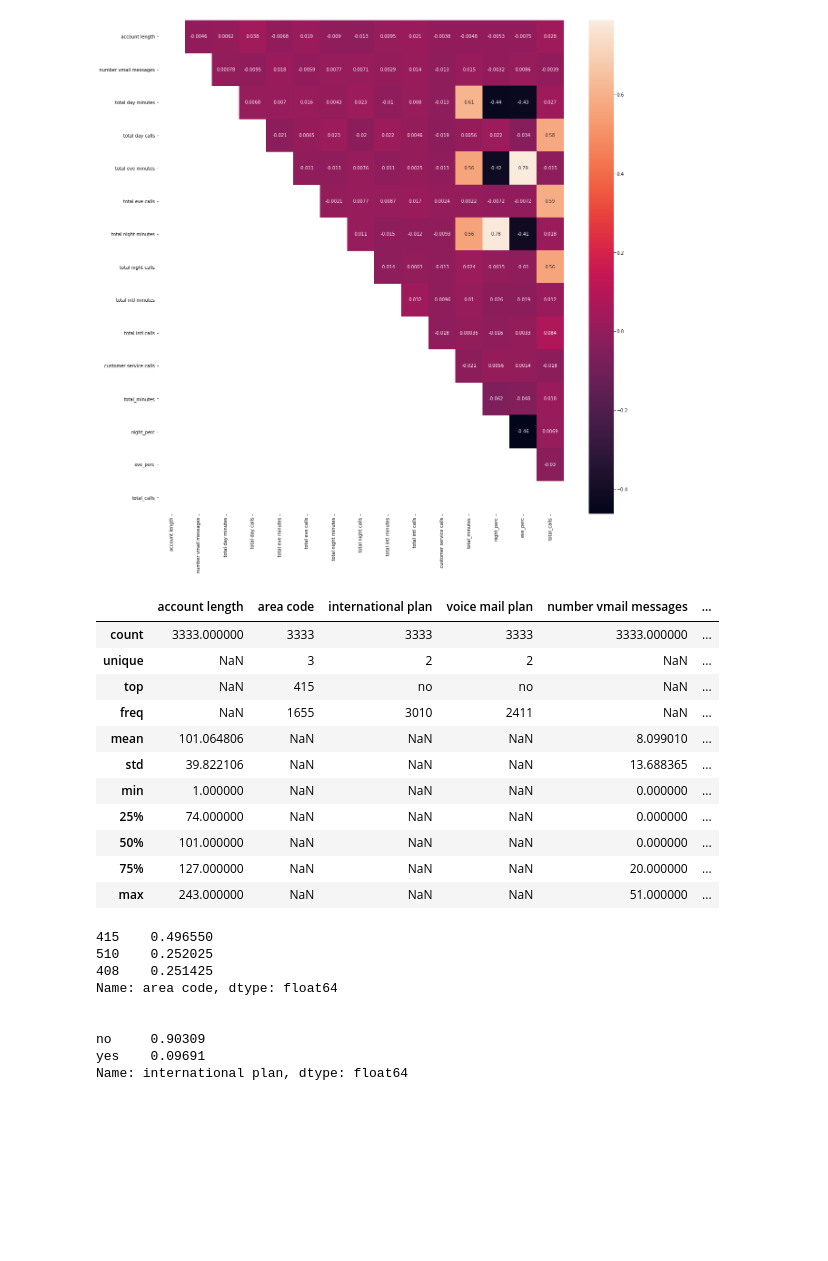
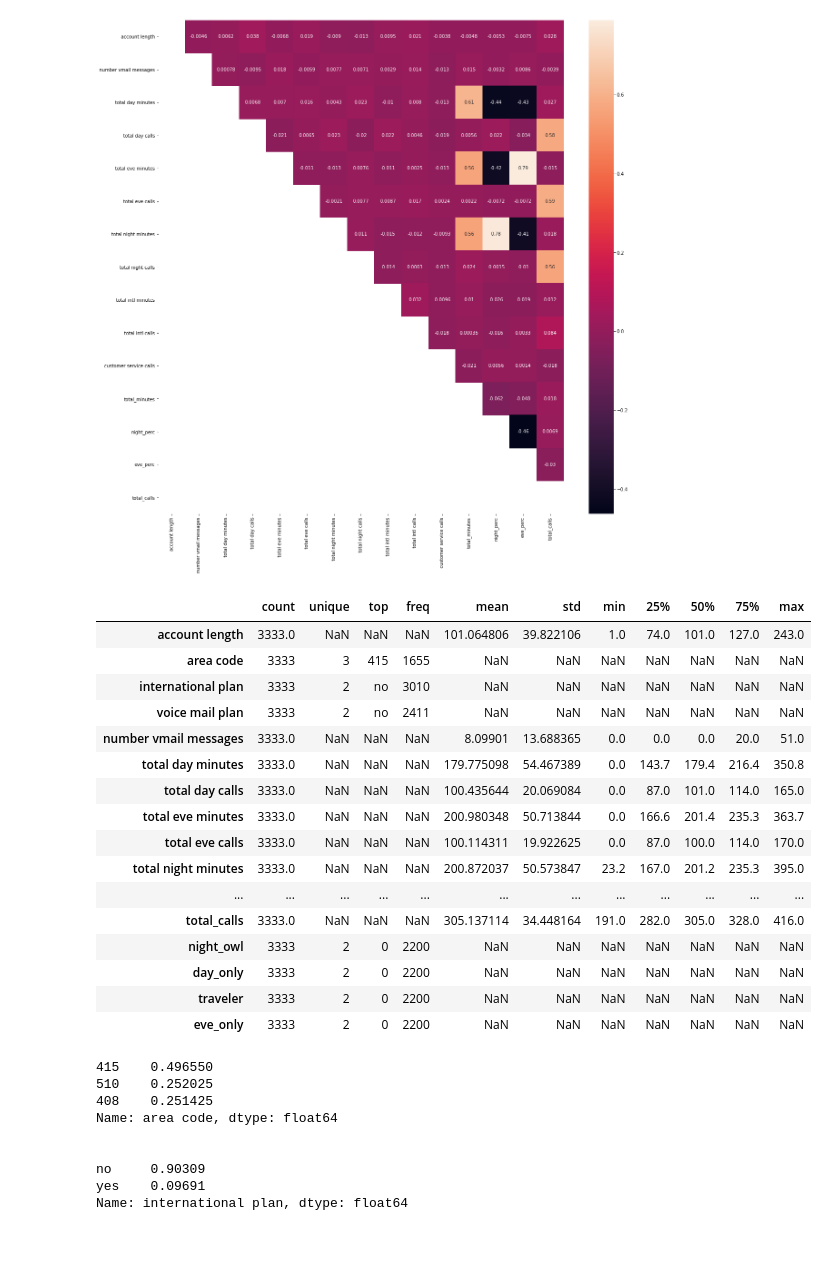
Before and after one commit to ptorres001/customer_churn, a Jupyter notebook: 01_EDA_Cleaning.ipynb, the cells around one changed output. Cells and saved outputs as stored; diff of their text form; code cells hidden in the pictures; blank space fills up the shorter version.

```diff
--- a/01_EDA_Cleaning.ipynb
+++ b/01_EDA_Cleaning.ipynb
@@ -323,7 +333,7 @@ plt.show()
 # %% [output]
 [figure]
 # %%
-upper_tri = corr.where(np.triu(np.ones(corr.shape),k=1).astype(np.bool))
+upper_tri = corr.where(np.triu(np.ones(corr.shape),k=1).astype(bool))
 fig,ax = plt.subplots(figsize = (20,20))
 sb.heatmap(upper_tri,annot = True)
 plt.show()
@@ -365,20 +375,25 @@ plt.show()
 # %% [output]
 [figure]
 # %%
-df1.describe(include= 'all')
+df1.describe(include= 'all').transpose()
 # %% [output]
-|  | account length | area code | international plan | voice mail plan | number vmail messages | ... |
-| count | 3333.000000 | 3333 | 3333 | 3333 | 3333.000000 | ... |
-| unique | NaN | 3 | 2 | 2 | NaN | ... |
-| top | NaN | 415 | no | no | NaN | ... |
-| freq | NaN | 1655 | 3010 | 2411 | NaN | ... |
-| mean | 101.064806 | NaN | NaN | NaN | 8.099010 | ... |
-| std | 39.822106 | NaN | NaN | NaN | 13.688365 | ... |
-| min | 1.000000 | NaN | NaN | NaN | 0.000000 | ... |
-| 25% | 74.000000 | NaN | NaN | NaN | 0.000000 | ... |
-| 50% | 101.000000 | NaN | NaN | NaN | 0.000000 | ... |
-| 75% | 127.000000 | NaN | NaN | NaN | 20.000000 | ... |
-| max | 243.000000 | NaN | NaN | NaN | 51.000000 | ... |
+|  | count | unique | top | freq | mean | std | min | 25% | 50% | 75% | max |
+| account length | 3333.0 | NaN | NaN | NaN | 101.064806 | 39.822106 | 1.0 | 74.0 | 101.0 | 127.0 | 243.0 |
+| area code | 3333 | 3 | 415 | 1655 | NaN | NaN | NaN | NaN | NaN | NaN | NaN |
+| international plan | 3333 | 2 | no | 3010 | NaN | NaN | NaN | NaN | NaN | NaN | NaN |
+| voice mail plan | 3333 | 2 | no | 2411 | NaN | NaN | NaN | NaN | NaN | NaN | NaN |
+| number vmail messages | 3333.0 | NaN | NaN | NaN | 8.09901 | 13.688365 | 0.0 | 0.0 | 0.0 | 20.0 | 51.0 |
+| total day minutes | 3333.0 | NaN | NaN | NaN | 179.775098 | 54.467389 | 0.0 | 143.7 | 179.4 | 216.4 | 350.8 |
+| total day calls | 3333.0 | NaN | NaN | NaN | 100.435644 | 20.069084 | 0.0 | 87.0 | 101.0 | 114.0 | 165.0 |
+| total eve minutes | 3333.0 | NaN | NaN | NaN | 200.980348 | 50.713844 | 0.0 | 166.6 | 201.4 | 235.3 | 363.7 |
+| total eve calls | 3333.0 | NaN | NaN | NaN | 100.114311 | 19.922625 | 0.0 | 87.0 | 100.0 | 114.0 | 170.0 |
+| total night minutes | 3333.0 | NaN | NaN | NaN | 200.872037 | 50.573847 | 23.2 | 167.0 | 201.2 | 235.3 | 395.0 |
+| ... | ... | ... | ... | ... | ... | ... | ... | ... | ... | ... | ... |
+| total_calls | 3333.0 | NaN | NaN | NaN | 305.137114 | 34.448164 | 191.0 | 282.0 | 305.0 | 328.0 | 416.0 |
+| night_owl | 3333 | 2 | 0 | 2200 | NaN | NaN | NaN | NaN | NaN | NaN | NaN |
+| day_only | 3333 | 2 | 0 | 2200 | NaN | NaN | NaN | NaN | NaN | NaN | NaN |
+| traveler | 3333 | 2 | 0 | 2200 | NaN | NaN | NaN | NaN | NaN | NaN | NaN |
+| eve_only | 3333 | 2 | 0 | 2200 | NaN | NaN | NaN | NaN | NaN | NaN | NaN |
 # %%
 cat_lst = ['area code','international plan', 'voice mail plan', 'churn','night_owl','day_only','traveler']
 con_lst = [x for x in df1.columns.values if x not in cat_lst]
```
Also changed, not shown: parts of 4 cells of this notebook.
